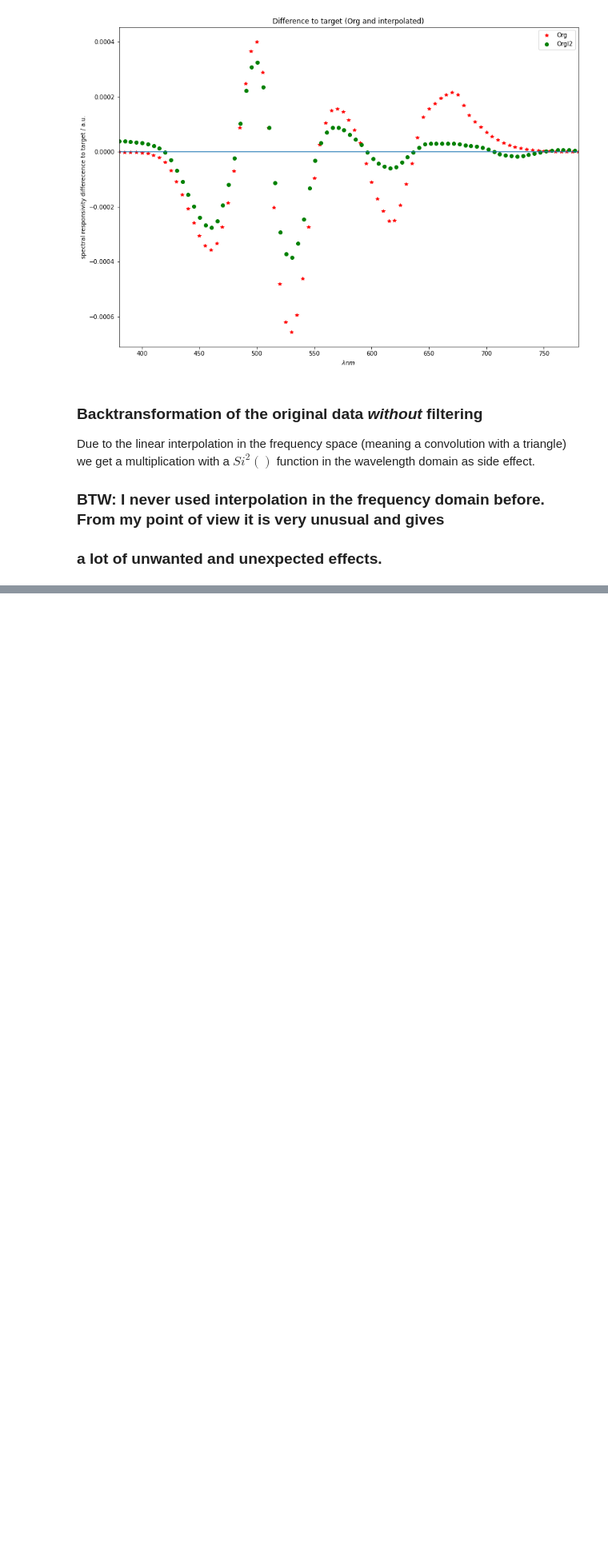
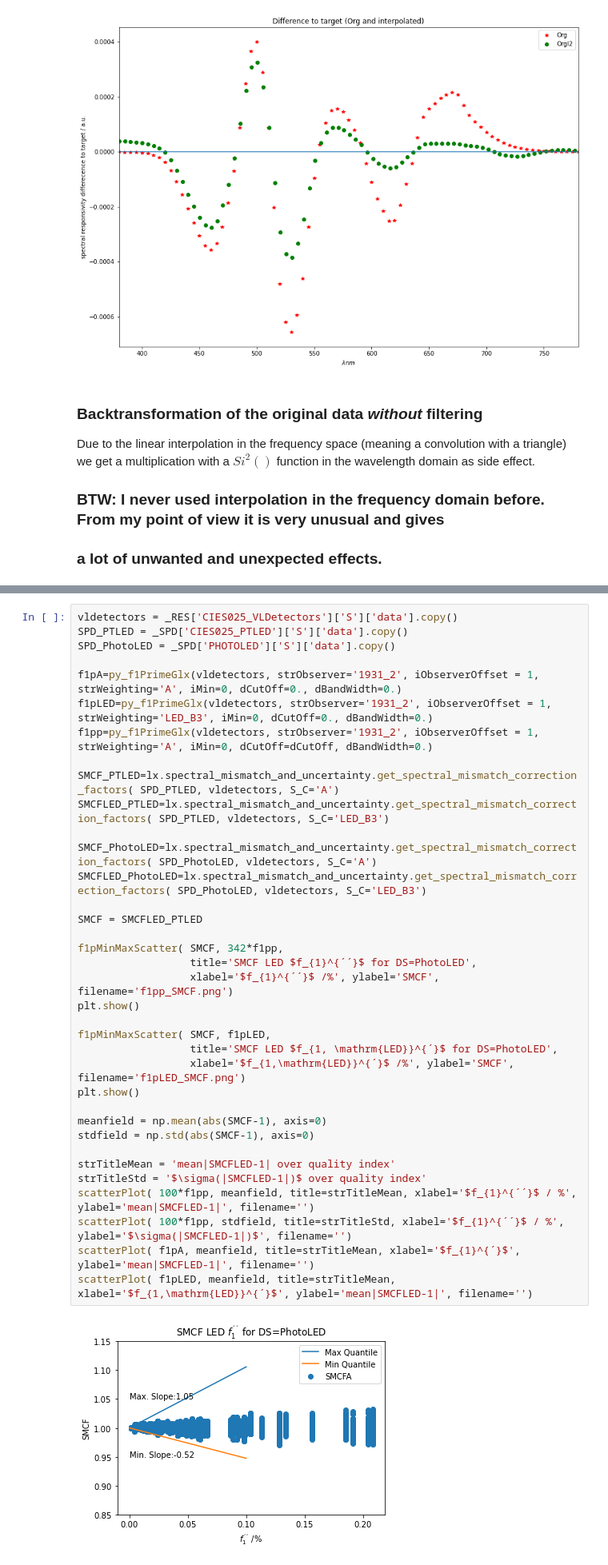
Before and after one commit to empir19nrm02/empir19nrm02, a Jupyter notebook: empir19nrm02/Jupyter/OpexTest.ipynb, the cells around one changed output, grey strips where cells are left out. Shown at 80% size. Saved outputs shown, nothing was run; the diff lists cells and outputs as text; blank space fills up the shorter version.

```diff
--- a/empir19nrm02/Jupyter/OpexTest.ipynb
+++ b/empir19nrm02/Jupyter/OpexTest.ipynb
@@ -294,0 +343,38 @@ with a $Si^{2}()$ function in the wavelength domain as side effect.
+# %%
+vldetectors = _RES['CIES025_VLDetectors']['S']['data'].copy()
+SPD_PTLED = _SPD['CIES025_PTLED']['S']['data'].copy()
+SPD_PhotoLED = _SPD['PHOTOLED']['S']['data'].copy()
+
+f1pA=py_f1PrimeGlx(vldetectors, strObserver='1931_2', iObserverOffset = 1, strWeighting='A', iMin=0, dCutOff=0., dBandWidth=0.)
+f1pLED=py_f1PrimeGlx(vldetectors, strObserver='1931_2', iObserverOffset = 1, strWeighting='LED_B3', iMin=0, dCutOff=0., dBandWidth=0.)
+f1pp=py_f1PrimeGlx(vldetectors, strObserver='1931_2', iObserverOffset = 1, strWeighting='A', iMin=0, dCutOff=dCutOff, dBandWidth=0.)
+
+SMCF_PTLED=lx.spectral_mismatch_and_uncertainty.get_spectral_mismatch_correction_factors( SPD_PTLED, vldetectors, S_C='A')
+SMCFLED_PTLED=lx.spectral_mismatch_and_uncertainty.get_spectral_mismatch_correction_factors( SPD_PTLED, vldetectors, S_C='LED_B3')
+
+SMCF_PhotoLED=lx.spectral_mismatch_and_uncertainty.get_spectral_mismatch_correction_factors( SPD_PhotoLED, vldetectors, S_C='A')
+SMCFLED_PhotoLED=lx.spectral_mismatch_and_uncertainty.get_spectral_mismatch_correction_factors( SPD_PhotoLED, vldetectors, S_C='LED_B3')
+
+SMCF = SMCFLED_PTLED
+
+f1pMinMaxScatter( SMCF, 342*f1pp,
+                  title='SMCF LED $f_{1}^{´´}$ for DS=PhotoLED',
+                  xlabel='$f_{1}^{´´}$ /%', ylabel='SMCF', filename='f1pp_SMCF.png')
+plt.show()
+
+f1pMinMaxScatter( SMCF, f1pLED,
+                  title='SMCF LED $f_{1, \mathrm{LED}}^{´}$ for DS=PhotoLED',
+                  xlabel='$f_{1,\mathrm{LED}}^{´}$ /%', ylabel='SMCF', filename='f1pLED_SMCF.png')
+plt.show()
+
+meanfield = np.mean(abs(SMCF-1), axis=0)
+stdfield = np.std(abs(SMCF-1), axis=0)
+
+strTitleMean = 'mean|SMCFLED-1| over quality index'
+strTitleStd = '$\sigma(|SMCFLED-1|)$ over quality index'
+scatterPlot( 100*f1pp, meanfield, title=strTitleMean, xlabel='$f_{1}^{´´}$ / %', ylabel='mean|SMCFLED-1|', filename='')
+scatterPlot( 100*f1pp, stdfield, title=strTitleStd, xlabel='$f_{1}^{´´}$ / %', ylabel='$\sigma(|SMCFLED-1|)$', filename='')
+scatterPlot( f1pA, meanfield, title=strTitleMean, xlabel='$f_{1}^{´}$', ylabel='mean|SMCFLED-1|', filename='')
+scatterPlot( f1pLED, meanfield, title=strTitleMean, xlabel='$f_{1,\mathrm{LED}}^{´}$', ylabel='mean|SMCFLED-1|', filename='')
+# %% [output]
+[figure, added]
```
Also changed, not shown: parts of 4 cells of this notebook, 2 other files.
